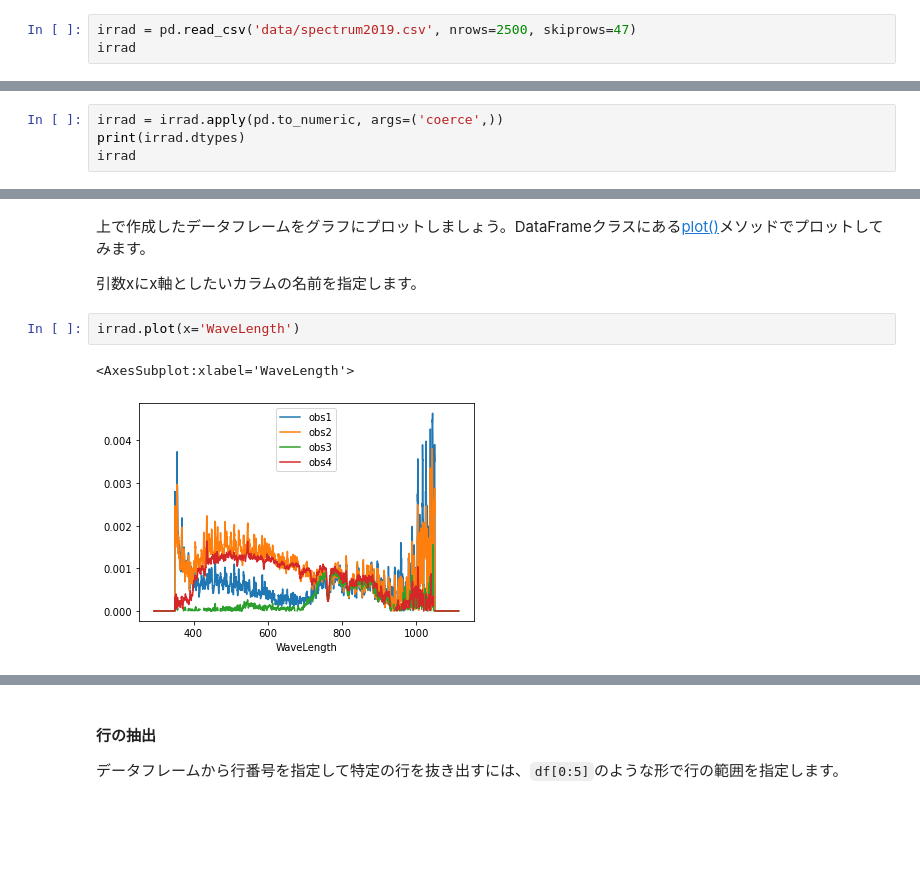
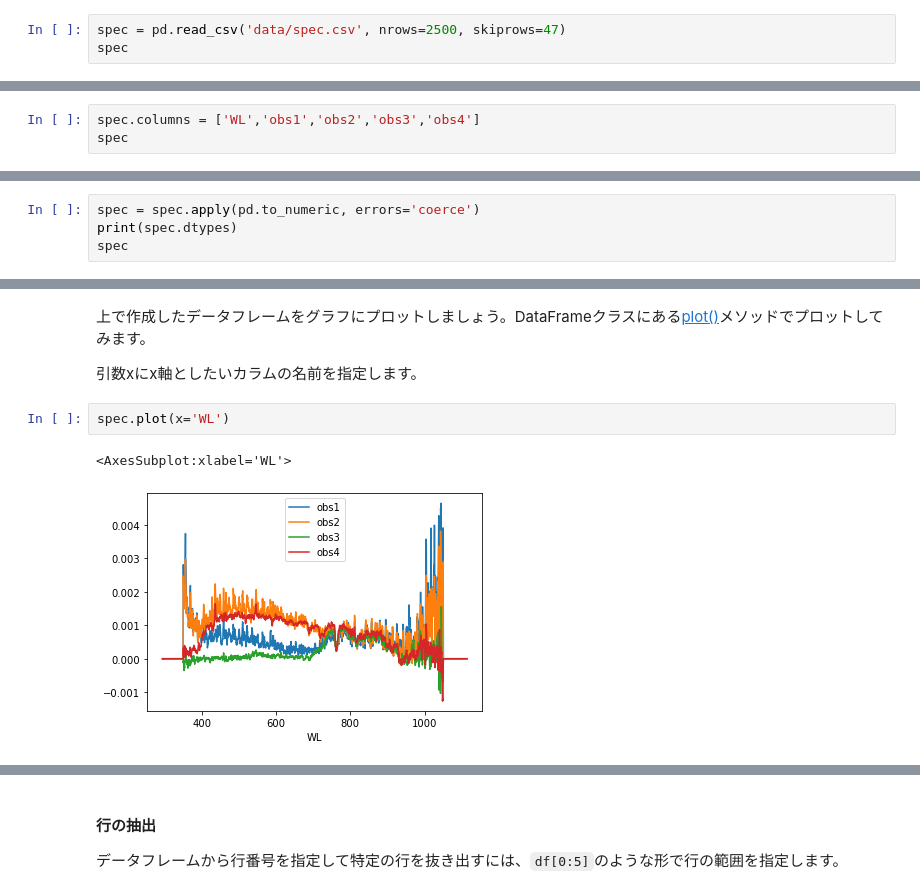
Before and after one commit to amano-takahisa/rs_with_python, a Jupyter notebook: source/handson/plot_hyperspectral.ipynb, the cells around one changed output, grey strips where cells are left out. Drawn from its saved outputs; the diff is of its cells as text; blank space fills up the shorter version.

Commit message:
update spec

```diff
--- a/source/handson/plot_hyperspectral.ipynb
+++ b/source/handson/plot_hyperspectral.ipynb
@@ -59,8 +59,8 @@ pandas.core.frame.DataFrame
 
 今回はメタデータ部分を飛ばして、かつ2,547行目までの放射照度の値のみを読み込んだデータフレームを作成します。
 # %%
-irrad = pd.read_csv('data/spectrum2019.csv', nrows=2500, skiprows=47)
-irrad
+spec = pd.read_csv('data/spec.csv', nrows=2500, skiprows=47)
+spec
 # %% [output]
 |  | Wavelength[nm] | Spectral Irradiance[W/m^2/nm] | Spectral Irradiance[W/m^2/nm].1 | Spectral Irradiance[W/m^2/nm].2 | ... |
 | 0 | 294.00 | 0 | 0 | 0.0 | ... |
@@ -106,0 +100,3 @@ irrad
+# %%
+spec.columns = ['WL','obs1','obs2','obs3','obs4']
+spec
@@ -128,7 +138,7 @@ obs1、obs2の列は、CSVファイルには数値の代わりに`nodata`の文
 
 以下で、この数値に変換できなかった値を強制的にNaNへ変換し、すべての列を浮動小数点の型とすることができます。
 # %%
-irrad = irrad.apply(pd.to_numeric, args=('coerce',))
-print(irrad.dtypes)
-irrad
+spec = spec.apply(pd.to_numeric, errors='coerce')
+print(spec.dtypes)
+spec
 # %% [output]
@@ -251,8 +212,8 @@ irrad.describe()
 
 引数xにx軸としたいカラムの名前を指定します。
 # %%
-irrad.plot(x='WaveLength')
+spec.plot(x='WL')
 # %% [output]
-<AxesSubplot:xlabel='WaveLength'>
+<AxesSubplot:xlabel='WL'>
-[figure, old version]
+[figure, new version]
 # %% [markdown]
```
Also changed, not shown: parts of 43 cells of this notebook, 8 other files.
